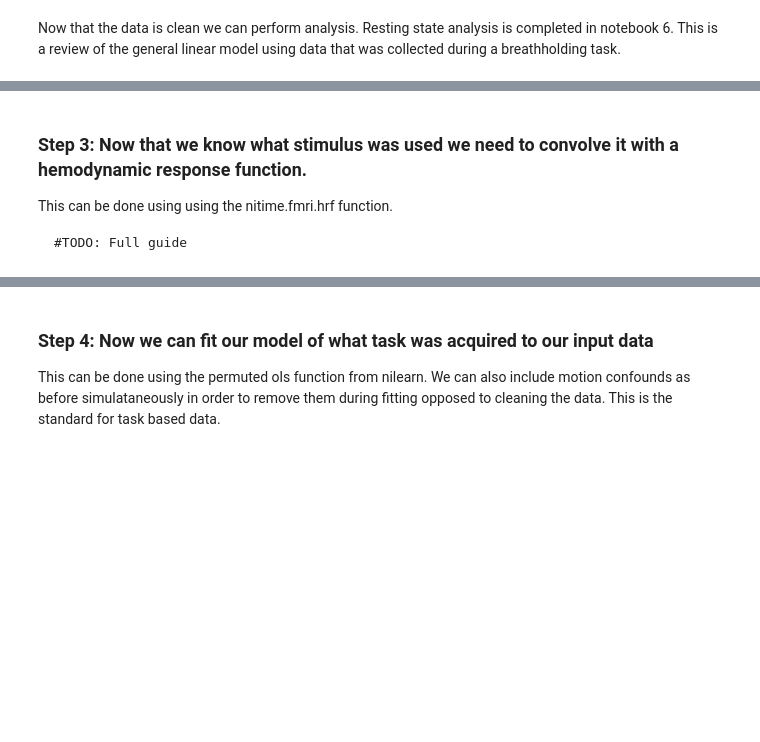
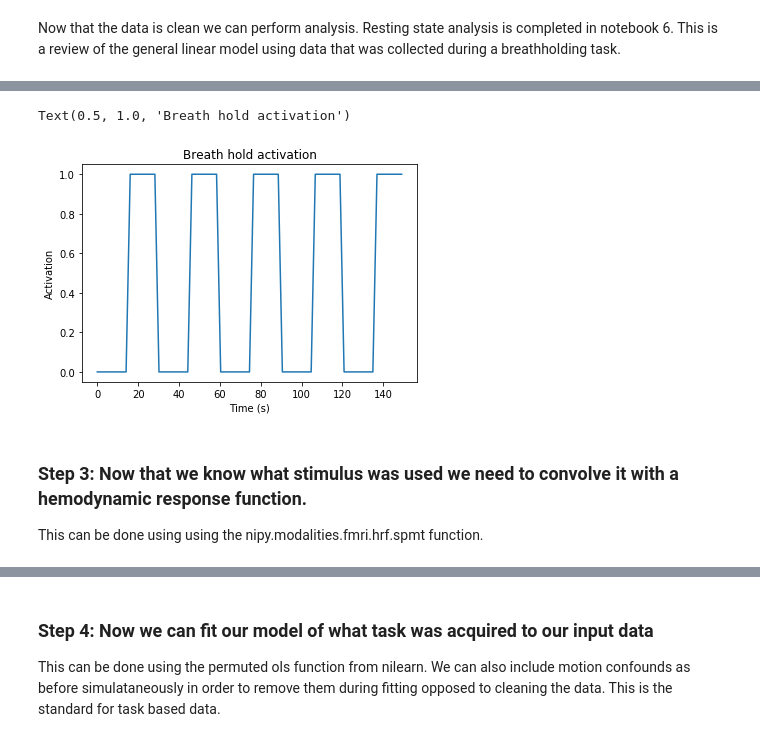
Before and after one commit to carpentries-incubator/SDC-BIDS-fMRI, a Jupyter notebook: bin/05a_general-linear-model-task-based_solutions.ipynb, the cells around one changed output, grey strips where cells are left out. Cells and saved outputs as stored; diff of their text form; code cells hidden in the pictures; blank space fills up the shorter version.

Commit message:
Added basic OLS example using bht task from sub-10788

```diff
--- a/bin/05a_general-linear-model-task-based_solutions.ipynb
+++ b/bin/05a_general-linear-model-task-based_solutions.ipynb
@@ -60,6 +23,27 @@ print(design_matrix.shape)
+# %%
+%matplotlib inline
+import numpy as np
+import matplotlib.pyplot as plt
+
+rest_time = 16.5
+act_time = 13.5
+block_time = act_time+rest_time
+total_time = 150
+TR=2
+blocks = total_time/block_time
+
+times = np.linspace(0, total_time-1, total_time/TR)
+block_regressor = np.concatenate((np.zeros(int(np.round(rest_time/TR))), np.ones(int(np.round(act_time/TR)))))
+task_regressor = np.tile(block_regressor, int(blocks))
+
+plt.plot(times,task_regressor)
+plt.xlabel('Time (s)')
+plt.ylabel('Activation')
+plt.title('Breath hold activation')
+# %% [output]
+Text(0.5, 1.0, 'Breath hold activation')
+[figure, added]
 # %% [markdown]
 ### Step 3: Now that we know what stimulus was used we need to convolve it with a hemodynamic response function.
 
-This can be done using using the nitime.fmri.hrf function.
-
-    #TODO: Full guide
+This can be done using using the nipy.modalities.fmri.hrf.spmt function.
```
Also changed, not shown: parts of 14 cells of this notebook.
